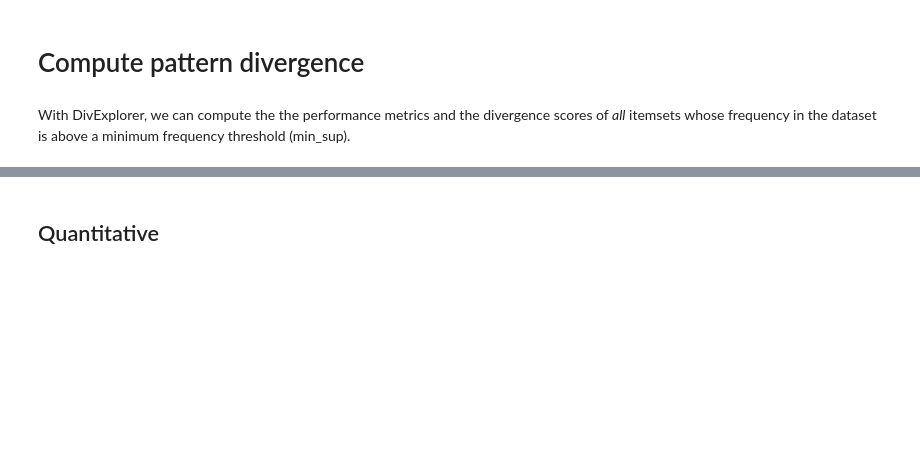
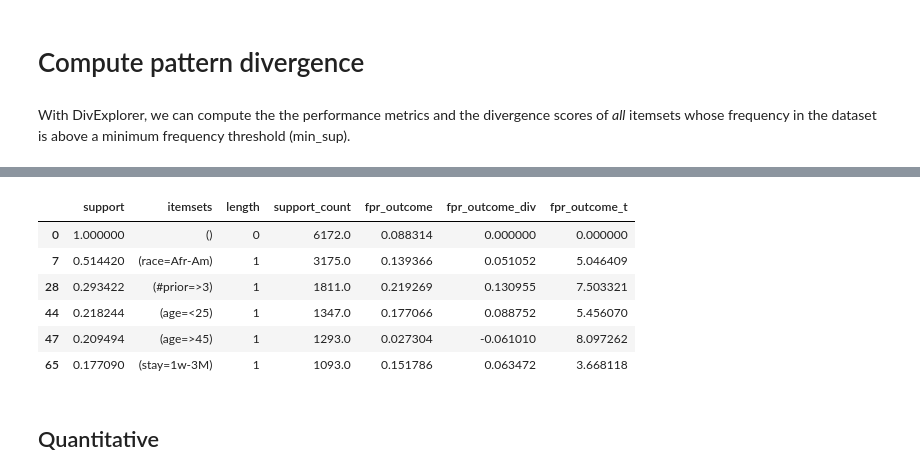
Before and after one commit to divexplorer/divexplorer, a Jupyter notebook: example_compas.ipynb, the cells around one changed output, grey strips where cells are left out. Saved outputs shown, nothing was run; the diff lists cells and outputs as text; code cells hidden in the pictures; blank space fills up the shorter version.

```diff
--- a/example_compas.ipynb
+++ b/example_compas.ipynb
@@ -134,0 +147,10 @@ FP_fm.sort_values(by="support", ascending=False).head(10)
+# %%
+fp_diver.redundancy_pruning(th_redundancy=0.05)
+# %% [output]
+|  | support | itemsets | length | support_count | fpr_outcome | fpr_outcome_div | fpr_outcome_t |
+| 0 | 1.000000 | () | 0 | 6172.0 | 0.088314 | 0.000000 | 0.000000 |
+| 7 | 0.514420 | (race=Afr-Am) | 1 | 3175.0 | 0.139366 | 0.051052 | 5.046409 |
+| 28 | 0.293422 | (#prior=>3) | 1 | 1811.0 | 0.219269 | 0.130955 | 7.503321 |
+| 44 | 0.218244 | (age=<25) | 1 | 1347.0 | 0.177066 | 0.088752 | 5.456070 |
+| 47 | 0.209494 | (age=>45) | 1 | 1293.0 | 0.027304 | -0.061010 | 8.097262 |
+| 65 | 0.177090 | (stay=1w-3M) | 1 | 1093.0 | 0.151786 | 0.063472 | 3.668118 |
```
Also changed, not shown: parts of 10 cells of this notebook, 2 other files.
